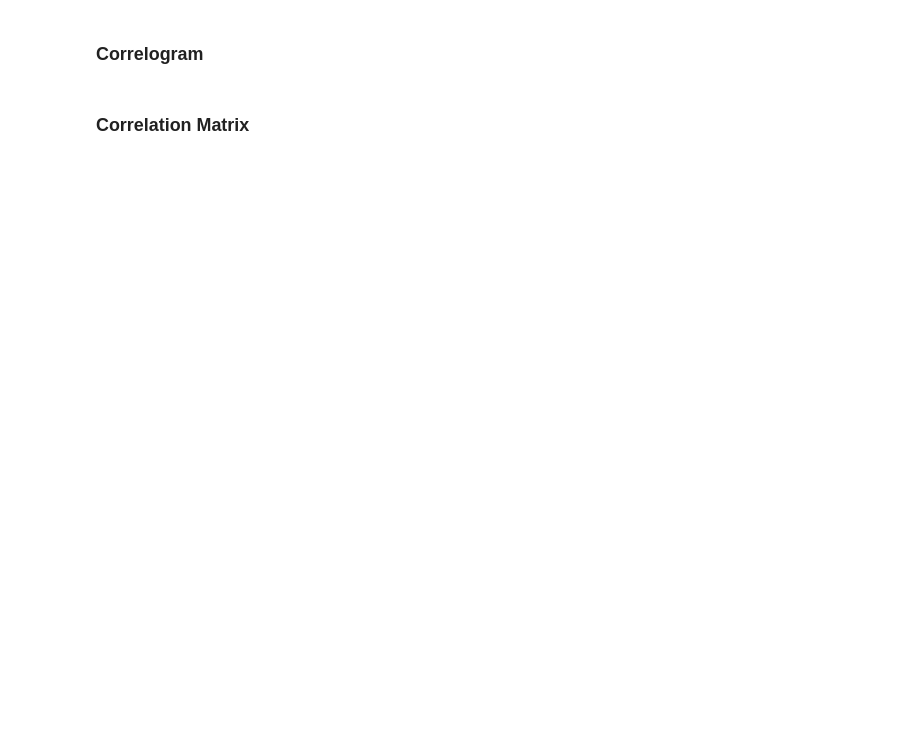
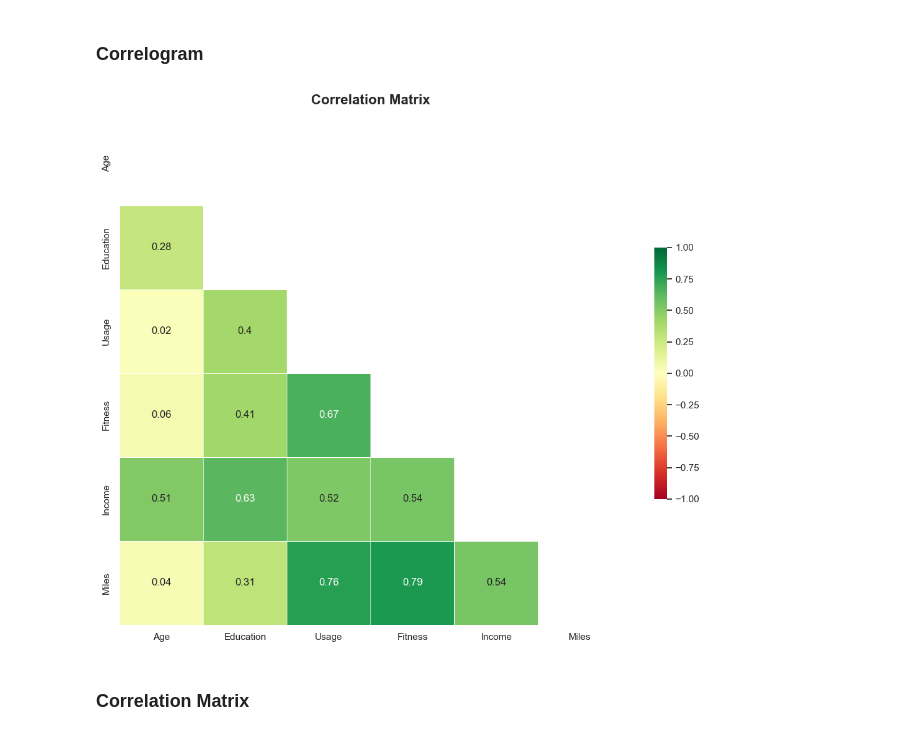
Before and after one commit to PuzzleShuffler/AeroFit, a Jupyter notebook: aerofit.ipynb, the cells around one changed output. Saved outputs shown, nothing was run; the diff lists cells and outputs as text; code cells hidden in the pictures; blank space fills up the shorter version.

```diff
--- a/aerofit.ipynb
+++ b/aerofit.ipynb
@@ -168,23 +188,47 @@ get_describe_numeric(df)
 ### Correlogram
 # %%
 # numerical - correlogram
-def graph_correlogram(df):
-    sns.set_theme(style="white")
-    # Compute the correlation matrix (use round to change decimals)
-    corr = df.corr(numeric_only=True).round(2)
-    # Generate a mask for the upper triangle
+import numpy as np
+import pandas as pd
+import seaborn as sns
+import matplotlib.pyplot as plt
+
+def graph_correlogram(df: pd.DataFrame, precision: int = 2) -> plt.Axes:
+    corr = df.corr(numeric_only=True).round(precision)
+
+    if corr.empty:
+        print("Warning: No numeric columns available to correlate.")
+        return None
+
     mask = np.triu(np.ones_like(corr, dtype=bool))
-    # Set up the matplotlib figure
-    f, ax = plt.subplots(figsize=(11, 9))
-    # Draw the heatmap with the mask and correct aspect ratio
-    graph = sns.heatmap(
-        corr, mask=mask, cmap='RdYlGn', vmax=.3, center=0, square=True,
-        annot=True, linewidths=.5,
-        cbar_kws={"shrink": .5}, annot_kws={"fontsize":15})
-    return graph
+
+    with sns.axes_style("white"):
+        fig, ax = plt.subplots(figsize=(11, 9))
+
+        sns.heatmap(
+            corr,
+            mask=mask,
+            cmap='RdYlGn',
+            vmin=-1,
+            vmax=1,
+            center=0,
+            square=True,
+            annot=True,
+            linewidths=.5,
+            cbar_kws={"shrink": .5},
+            annot_kws={"fontsize": 12},
+            ax=ax
+        )
+
+        plt.title("Correlation Matrix", fontsize=16, fontweight='bold', pad=20)
+        plt.tight_layout()
+
+    return ax
 
 graph_correlogram(df)
 plt.show()
+# %% [output]
+[figure, added]
 # %% [markdown]
 ### Correlation Matrix
 # %%
```
Also changed, not shown: parts of 21 cells of this notebook, 1 other file.
